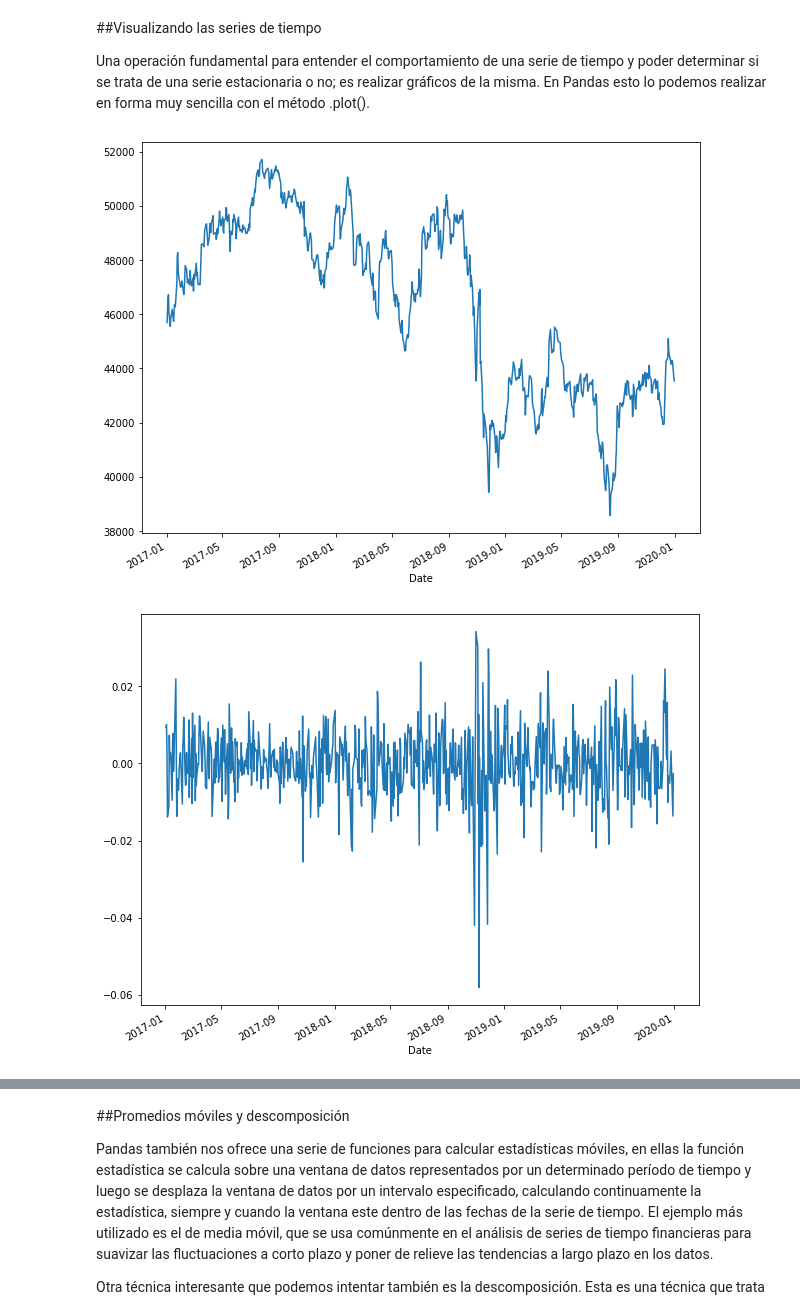
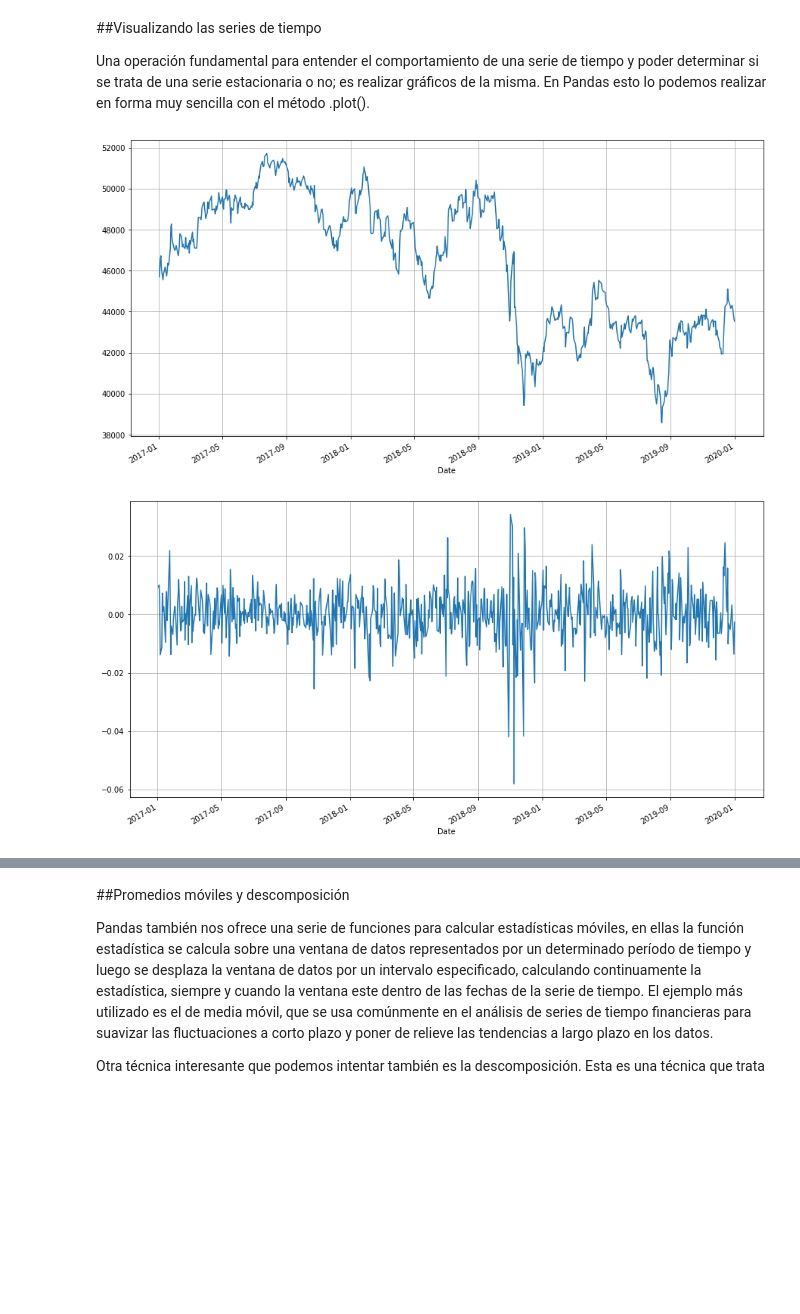
Before and after one commit to DonRoboto/Financial_Models, a Jupyter notebook: IPC_v1.ipynb, the cells around one changed output, grey strips where cells are left out. Cells and saved outputs as stored; diff of their text form; code cells hidden in the pictures; blank space fills up the shorter version.

```diff
--- a/IPC_v1.ipynb
+++ b/IPC_v1.ipynb
@@ -247,14 +247,16 @@ Name: rend_diario, dtype: float64
 Una operación fundamental para entender el comportamiento de una serie de tiempo y poder determinar si se trata de una serie estacionaria o no; es realizar gráficos de la misma. En Pandas esto lo podemos realizar en forma muy sencilla con el método .plot().
 # %%
 # graficando Adj Close
-plot = wft['Adj Close'].plot(figsize=(10, 8))
+plot = wft['Adj Close'].plot(figsize=(15, 8))
+plt.grid(True)
 # %% [output]
-[figure, old version]
+[figure, new version]
 # %%
 # graficando rendimiento diario
-plot = wft['var_diaria'].plot(figsize=(10, 8))
+plot = wft['var_diaria'].plot(figsize=(15, 8))
+plt.grid(True)
 # %% [output]
-[figure, old version]
+[figure, new version]
 # %%
 # Aplicando el filtro Hodrick-Prescott para separar en tendencia y
 # componente ciclico.
```
Also changed, not shown: parts of 3 cells of this notebook.
